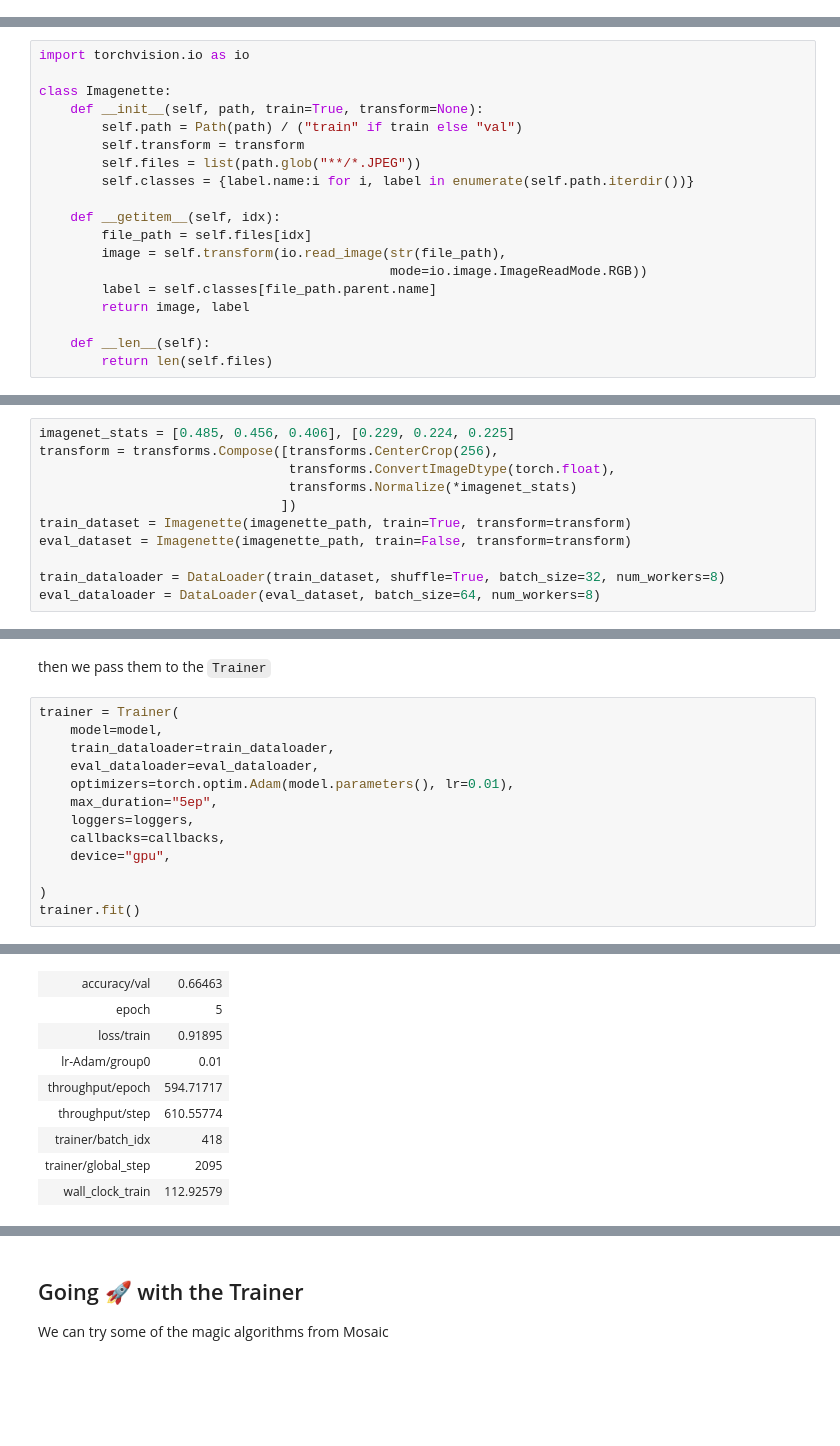
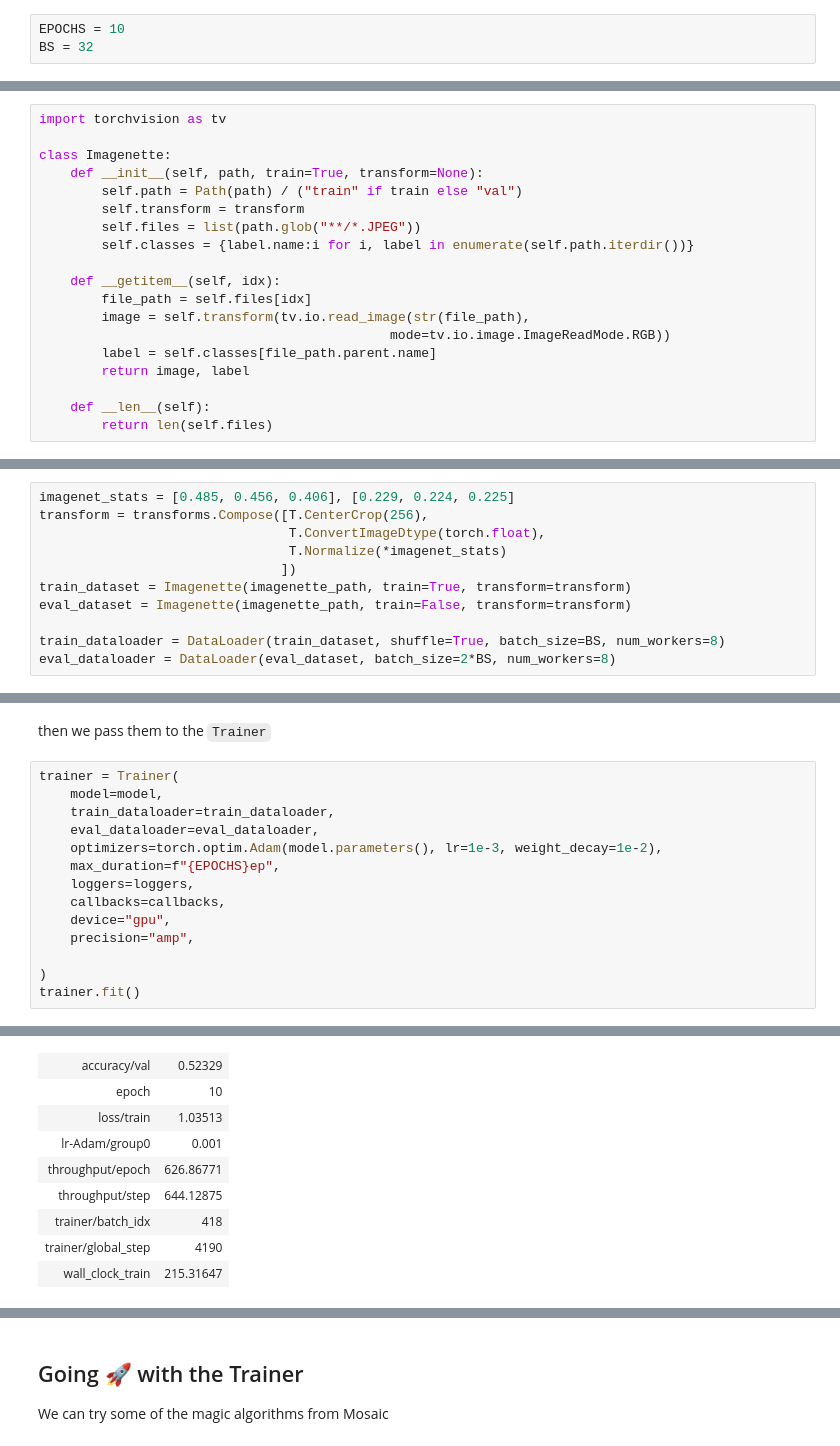
Before and after one commit to tcapelle/mosaic, a Jupyter notebook: MosaicML_Composer_and_wandb.ipynb, the cells around one changed output, grey strips where cells are left out. Cells and saved outputs as stored; diff of their text form; blank space fills up the shorter version.

```diff
--- a/MosaicML_Composer_and_wandb.ipynb
+++ b/MosaicML_Composer_and_wandb.ipynb
@@ -66,6 +66,9 @@ W&B integration with MosaicML-Composer is built into the `Trainer` and can be co
 For more details refer to [Logger documentation](https://docs.mosaicml.com/en/latest/api_reference/composer.loggers.wandb_logger.html#composer.loggers.wandb_logger.WandBLogger) and [Wandb docs](https://docs.wandb.ai)
 # %% [markdown]
 Let's grab fastai's [Imagenette dataset](https://github.com/fastai/imagenette) and decompress it
+# %%
+EPOCHS = 10
+BS = 32
 # %%
 if not Path('imagenette2.tgz').exists():
     URL = 'https://s3.amazonaws.com/fast-ai-imageclas/imagenette2.tgz'
@@ -74,7 +77,7 @@ if not Path('imagenette2.tgz').exists():
 else:
     imagenette_path = Path('imagenette2')
 # %%
-import torchvision.io as io
+import torchvision as tv
 
 class Imagenette:
     def __init__(self, path, train=True, transform=None):
@@ -85,8 +88,8 @@ class Imagenette:
 
     def __getitem__(self, idx):
         file_path = self.files[idx]
-        image = self.transform(io.read_image(str(file_path),
-                                             mode=io.image.ImageReadMode.RGB))
+        image = self.transform(tv.io.read_image(str(file_path),
+                                             mode=tv.io.image.ImageReadMode.RGB))
         label = self.classes[file_path.parent.name]
         return image, label
 
@@ -100,15 +104,15 @@ from torch.utils.data import DataLoader
 from composer import Trainer
 # %%
 imagenet_stats = [0.485, 0.456, 0.406], [0.229, 0.224, 0.225]
-transform = transforms.Compose([transforms.CenterCrop(256),
-                                transforms.ConvertImageDtype(torch.float),
-                                transforms.Normalize(*imagenet_stats)
+transform = transforms.Compose([T.CenterCrop(256),
+                                T.ConvertImageDtype(torch.float),
+                                T.Normalize(*imagenet_stats)
                                ])
 train_dataset = Imagenette(imagenette_path, train=True, transform=transform)
 eval_dataset = Imagenette(imagenette_path, train=False, transform=transform)
 
-train_dataloader = DataLoader(train_dataset, shuffle=True, batch_size=32, num_workers=8)
-eval_dataloader = DataLoader(eval_dataset, batch_size=64, num_workers=8)
+train_dataloader = DataLoader(train_dataset, shuffle=True, batch_size=BS, num_workers=8)
+eval_dataloader = DataLoader(eval_dataset, batch_size=2*BS, num_workers=8)
 # %% [markdown]
 A simple model and the `DecoupledAdamW` optimizer.
 # %%
@@ -208,11 +212,12 @@ trainer = Trainer(
     model=model,
     train_dataloader=train_dataloader,
     eval_dataloader=eval_dataloader,
-    optimizers=torch.optim.Adam(model.parameters(), lr=0.01),
-    max_duration="5ep",
+    optimizers=torch.optim.Adam(model.parameters(), lr=1e-3, weight_decay=1e-2),
+    max_duration=f"{EPOCHS}ep",
     loggers=loggers,
     callbacks=callbacks,
     device="gpu",
+    precision="amp",
 
 )
 trainer.fit()
@@ -237,10 +242,10 @@ Run history:
 Run summary:
-| accuracy/val | 0.66463 |
-| epoch | 5 |
-| loss/train | 0.91895 |
-| lr-Adam/group0 | 0.01 |
-| throughput/epoch | 594.71717 |
-| throughput/step | 610.55774 |
+| accuracy/val | 0.52329 |
+| epoch | 10 |
+| loss/train | 1.03513 |
+| lr-Adam/group0 | 0.001 |
+| throughput/epoch | 626.86771 |
+| throughput/step | 644.12875 |
 | trainer/batch_idx | 418 |
-| trainer/global_step | 2095 |
-| wall_clock_train | 112.92579 |
+| trainer/global_step | 4190 |
+| wall_clock_train | 215.31647 |
```
Also changed, not shown: parts of 9 cells of this notebook.
